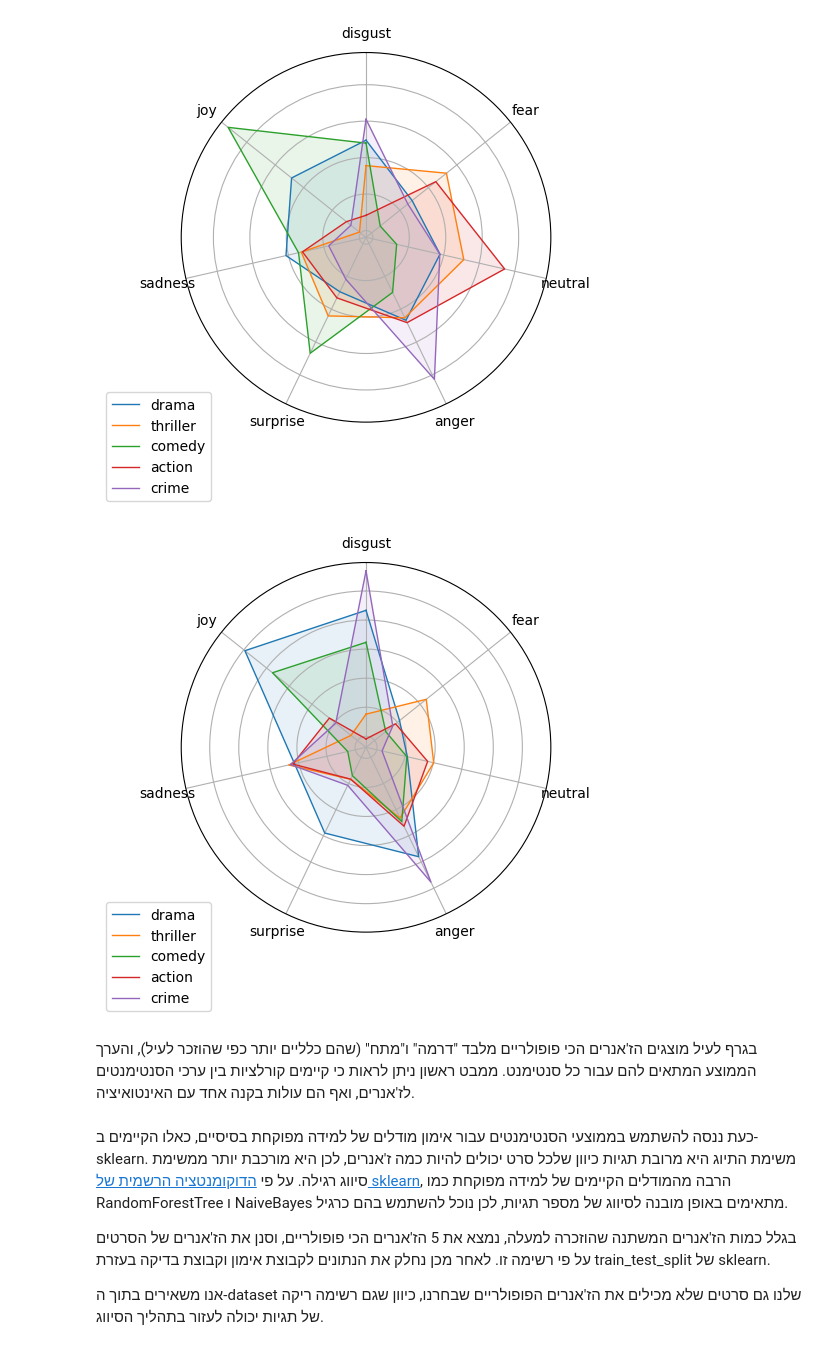
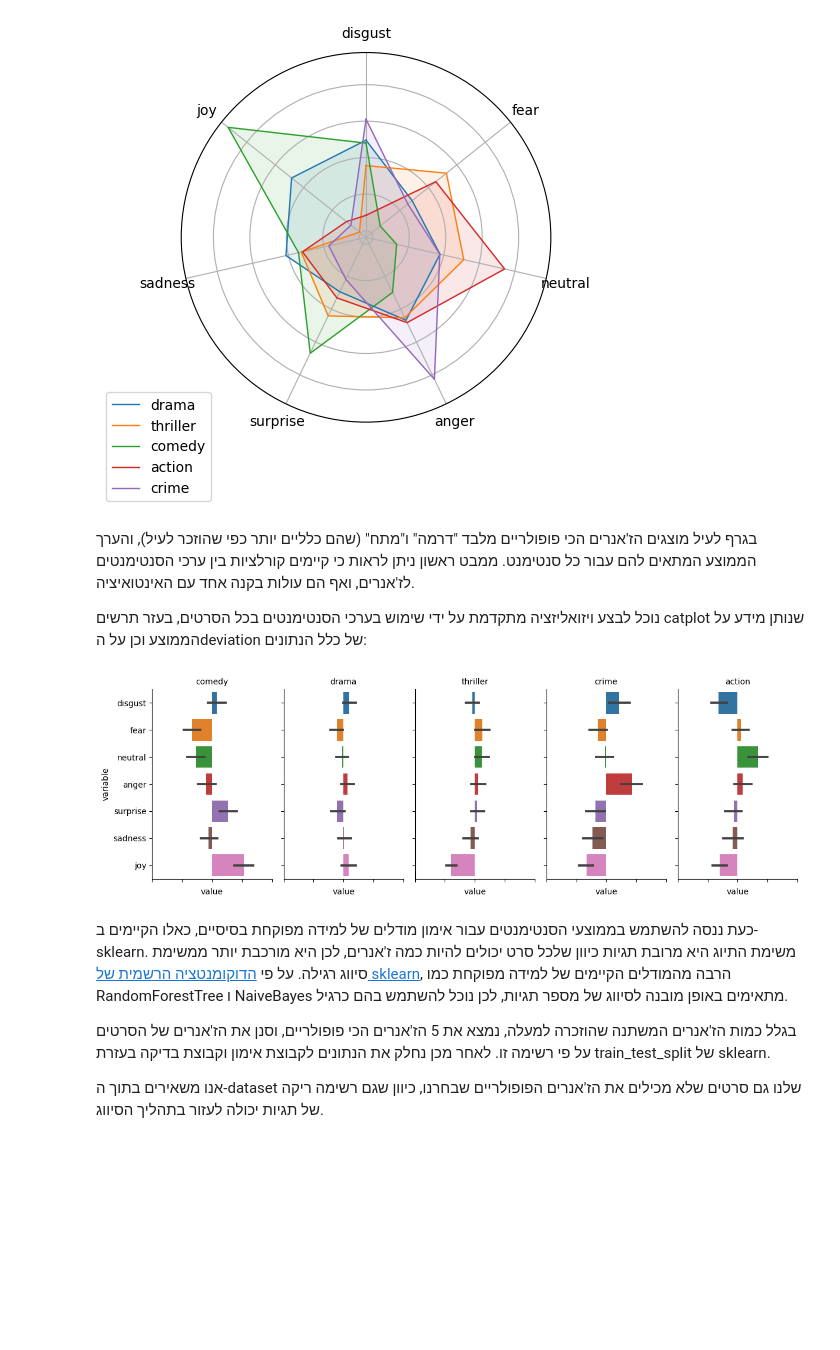
Before and after one commit to eitamyo/ou-workshop-project, a Jupyter notebook: emotional-genre-classification.ipynb, the cells around one changed output. Cells and saved outputs as stored; diff of their text form; code cells hidden in the pictures; blank space fills up the shorter version.

```diff
--- a/emotional-genre-classification.ipynb
+++ b/emotional-genre-classification.ipynb
@@ -534,17 +523,29 @@ def show_spider(data: pd.DataFrame, label_col: str = None):
         plt.legend(loc='upper right', bbox_to_anchor=(0.1, 0.1))
     plt.show()
 
-show_spider(genre_avgs.loc[genre_counts.nlargest(5).index[0:]])
+top_5_genres = genre_counts.nlargest(5).index
+show_spider(genre_avgs.loc[top_5_genres[0:]])
 # %% [output]
 [figure]
-# %%
-genre_stds = avg_emots_genres.explode('genre_list').groupby('genre_list').agg(np.std)
-genre_stds = (genre_stds-genre_stds.mean())/genre_stds.std()
-show_spider(genre_stds.loc[genre_counts.nlargest(5).index[0:]])
-# %% [output]
-[figure, removed]
 # %% [markdown]
 בגרף לעיל מוצגים הז'אנרים הכי פופולריים מלבד "דרמה" ו"מתח" (שהם כלליים יותר כפי שהוזכר לעיל), והערך הממוצע המתאים להם עבור כל סנטימנט. ממבט ראשון ניתן לראות כי קיימים קורלציות בין ערכי הסנטימנטים לז'אנרים, ואף הם עולות בקנה אחד עם האינטואיציה.
+
+נוכל לבצע ויזואליזציה מתקדמת על ידי שימוש בערכי הסנטימנטים בכל הסרטים, בעזר תרשים catplot שנותן מידע על הממוצע וכן על הdeviation של כלל הנתונים:
+# %%
+df = avg_emots_genres.explode('genre_list').melt(id_vars=['genre_list'])
+df = df[df.genre_list.apply(lambda x : x in top_5_genres)]
+
+g = sns.catplot(
+    data=df, x="value", y="variable", col="genre_list",
+    kind="bar", height=4, aspect=0.6, orient="h"
+)
+g.set_titles("{col_name}")
+g.set_xticklabels("")
+g.add_legend()
+plt.tight_layout()
+plt.show()
+# %% [output]
+[figure, added]
 # %% [markdown]
 כעת ננסה להשתמש בממוצעי הסנטימנטים עבור אימון מודלים של למידה מפוקחת בסיסיים, כאלו הקיימים ב-sklearn. משימת התיוג היא מרובת תגיות כיוון שלכל סרט יכולים להיות כמה ז'אנרים, לכן היא מורכבת יותר ממשימת סיווג רגילה. על פי [הדוקומנטציה הרשמית של sklearn](https://scikit-learn.org/stable/modules/multiclass.html), הרבה מהמודלים הקיימים של למידה מפוקחת כמו RandomForestTree ו NaiveBayes מתאימים באופן מובנה לסיווג של מספר תגיות, לכן נוכל להשתמש בהם כרגיל.
 
```
Also changed, not shown: parts of 23 cells of this notebook.
